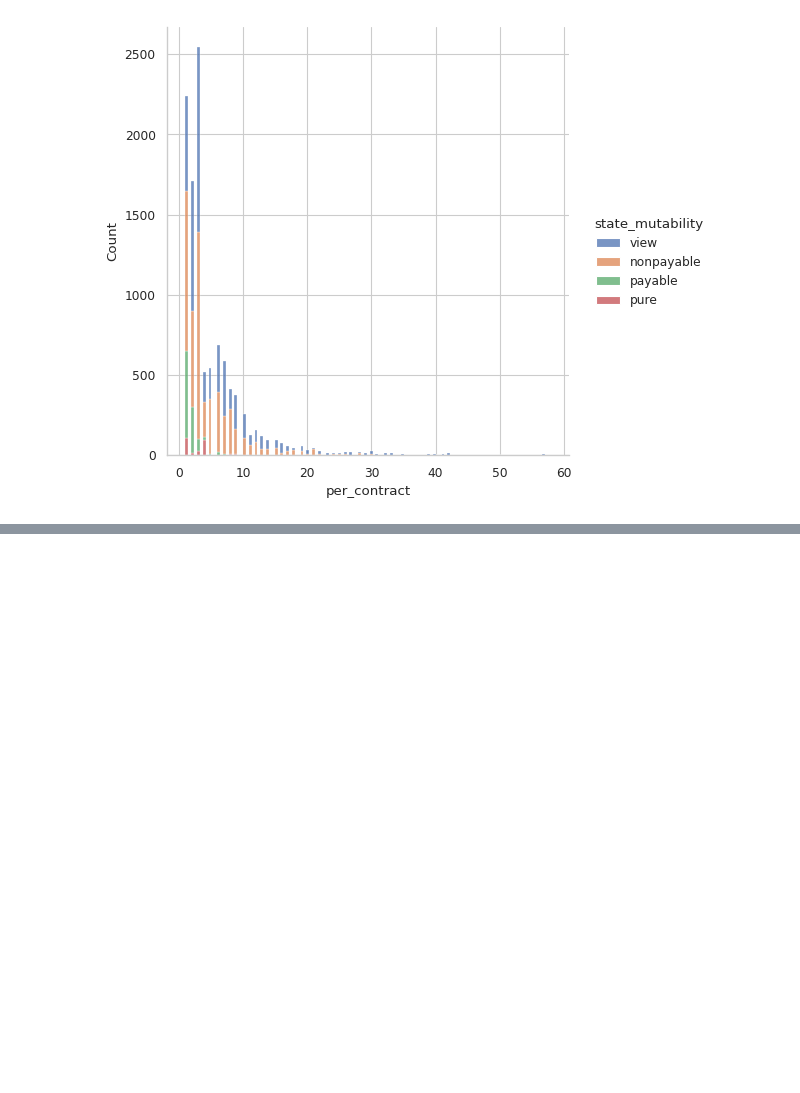
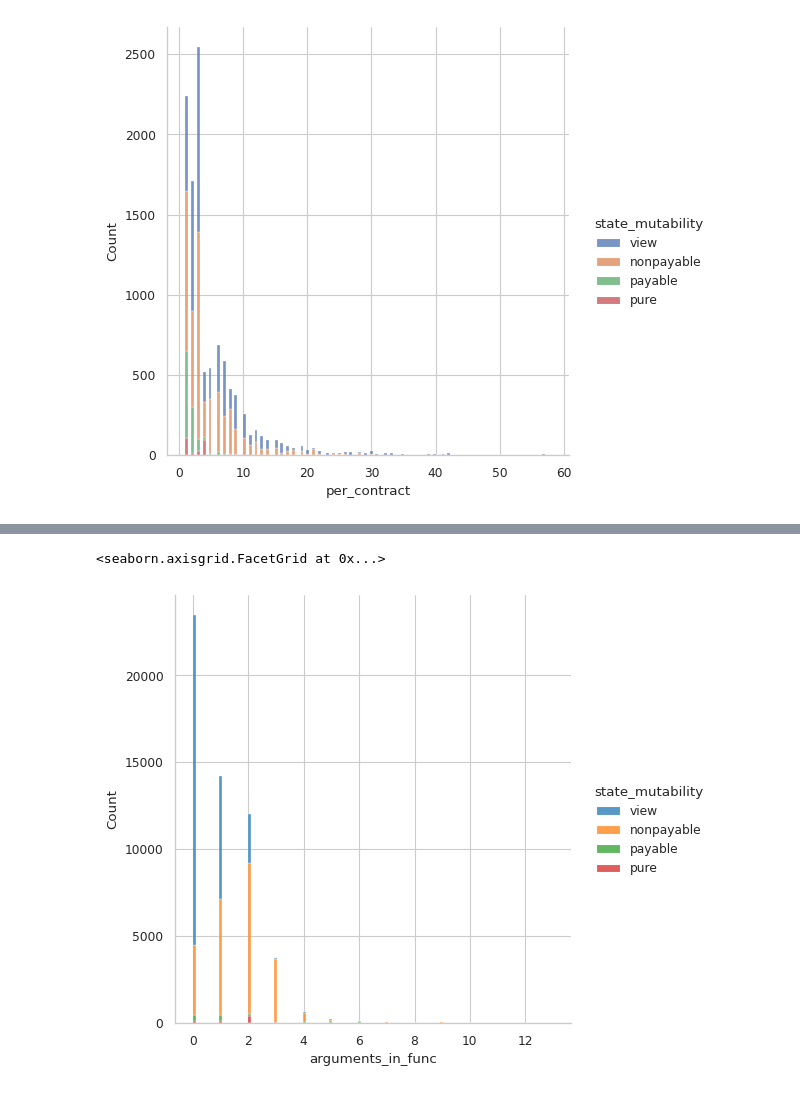
Before and after one commit to Miyamura80/Fuma_Fuzz, a Jupyter notebook: experiments/analyze_contract_abi.ipynb, the cells around one changed output, grey strips where cells are left out. Saved outputs shown, nothing was run; the diff lists cells and outputs as text; code cells hidden in the pictures; blank space fills up the shorter version.

Commit message:
argument count graph

```diff
--- a/experiments/analyze_contract_abi.ipynb
+++ b/experiments/analyze_contract_abi.ipynb
@@ -134,0 +137,16 @@ sns.displot(data=df2, x="per_contract",hue="state_mutability", multiple="stack")
+# %%
+
+df_arguments = pd.DataFrame(columns=['arguments_in_func', 'state_mutability'])
+
+func_count = 0
+for compiled_json in enumerate(compiled_jsons):
+    for ctrct_name, ctrct in compiled_json[1].items():
+
+        for func in ctrct["abi"]:
+            # print(func)
+            if "stateMutability" in func and "inputs" in func:
+                df_arguments.loc[func_count] = [len(func["inputs"]), func["stateMutability"]]
+                func_count += 1
+
+
+df_arguments
@@ -134,0 +167,5 @@ sns.displot(data=df2, x="per_contract",hue="state_mutability", multiple="stack")
+# %%
+sns.displot(data=df_arguments, x="arguments_in_func",hue="state_mutability", multiple="stack")
+# %% [output]
+<seaborn.axisgrid.FacetGrid at 0x...>
+[figure, added]
```
Also changed, not shown: parts of 4 cells of this notebook.
